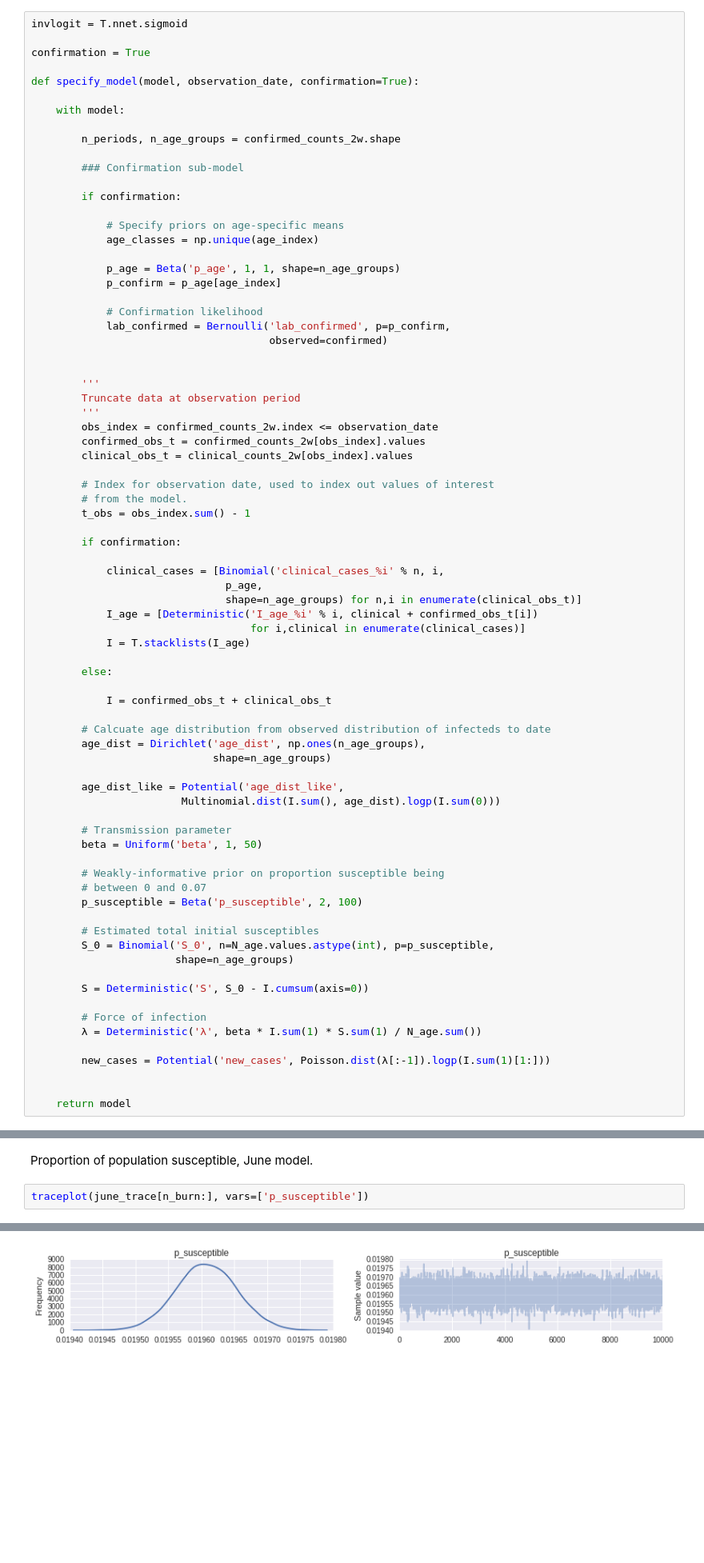
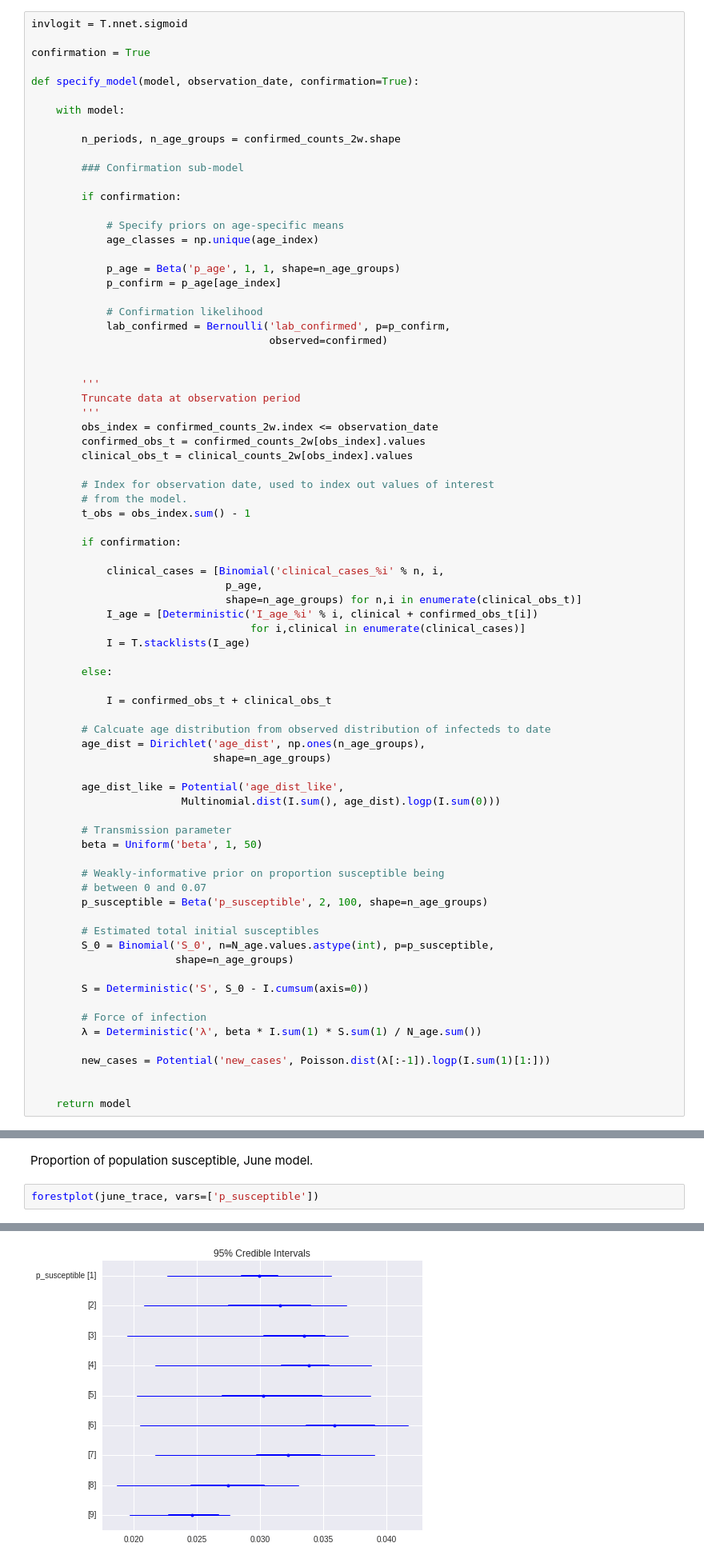
Before and after one commit to fonnesbeck/SaoPauloMeasles, a Jupyter notebook: Non-Spatial Measles Model (PyMC 3).ipynb, the cells around one changed output, grey strips where cells are left out. Shown: that part at 80% size. Drawn from its saved outputs; the diff is of its cells as text; blank space fills up the shorter version.

```diff
--- a/Non-Spatial Measles Model (PyMC 3).ipynb
+++ b/Non-Spatial Measles Model (PyMC 3).ipynb
@@ -440,7 +440,7 @@ def specify_model(model, observation_date, confirmation=True):
 
         # Weakly-informative prior on proportion susceptible being
         # between 0 and 0.07
-        p_susceptible = Beta('p_susceptible', 2, 100)
+        p_susceptible = Beta('p_susceptible', 2, 100, shape=n_age_groups)
 
         # Estimated total initial susceptibles
         S_0 = Binomial('S_0', n=N_age.values.astype(int), p=p_susceptible,
@@ -521,5 +533,5 @@ axes.set_xlabel('Age group')
 # %% [markdown]
 Proportion of population susceptible, June model.
 # %%
-traceplot(june_trace[n_burn:], vars=['p_susceptible'])
+forestplot(june_trace, vars=['p_susceptible'])
 # %% [output]
@@ -528,4 +539,4 @@ array([[<matplotlib.axes._subplots.AxesSubplot object at 0x...>,
-[figure, old version]
+[figure, new version]
 # %% [markdown]
 Proportion of population susceptible, June model with no confirmation correction
 # %%
```
Also changed, not shown: parts of 29 cells of this notebook.
